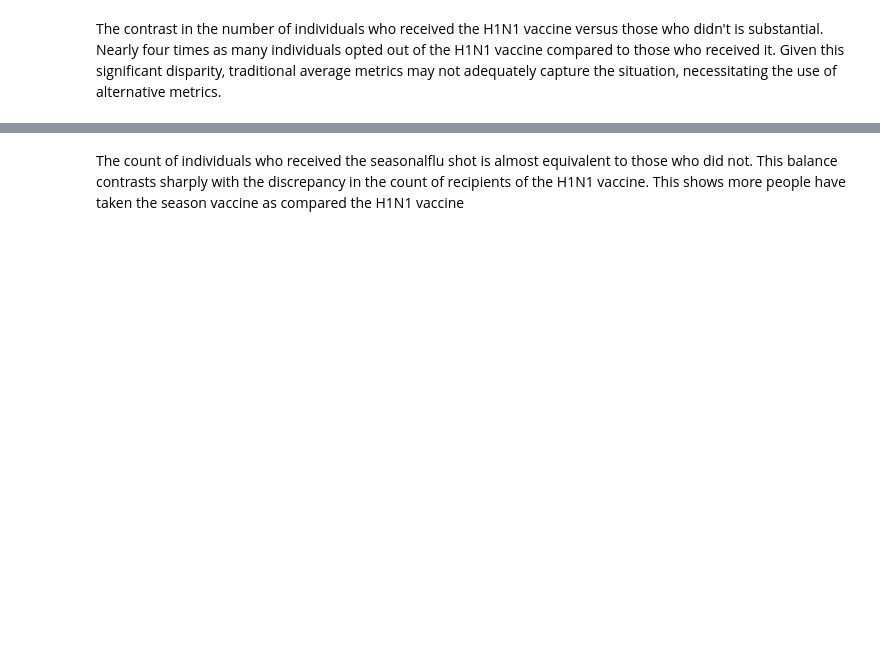
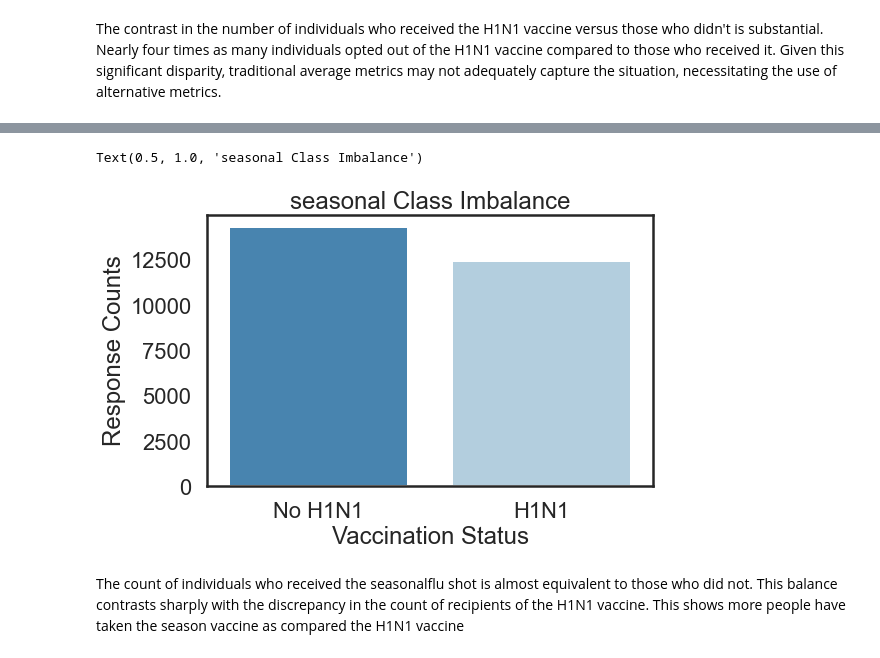
Before and after one commit to sophline/Vaccination_prediction, a Jupyter notebook: prediction.ipynb, the cells around one changed output, grey strips where cells are left out. Drawn from its saved outputs; the diff is of its cells as text; code cells hidden in the pictures; blank space fills up the shorter version.

```diff
--- a/prediction.ipynb
+++ b/prediction.ipynb
@@ -396,2 +277,17 @@ plt.show()
+# %%
+# Visualize the class imbalance of the second target variable
+no_h1n1 = data[second_target].value_counts()[0]
+yes_h1n1 = data[second_target].value_counts()[1]
+
+fig, ax = plt.subplots(figsize=(8, 5))
+
+sns.barplot(x=['No H1N1', 'H1N1'], y=[no_h1n1, yes_h1n1], palette="Blues_r", ax=ax)
+
+ax.set_ylabel('Response Counts')
+ax.set_xlabel('Vaccination Status')
+ax.set_title('seasonal Class Imbalance')
+# %% [output]
+Text(0.5, 1.0, 'seasonal Class Imbalance')
+[figure, added]
 # %% [markdown]
 The count of individuals who received the seasonalflu shot is almost equivalent to those who did not. This balance contrasts sharply with the discrepancy in the count of recipients of the H1N1 vaccine. This shows more people have taken the season vaccine as compared the H1N1 vaccine
```
Also changed, not shown: parts of 64 cells of this notebook.
